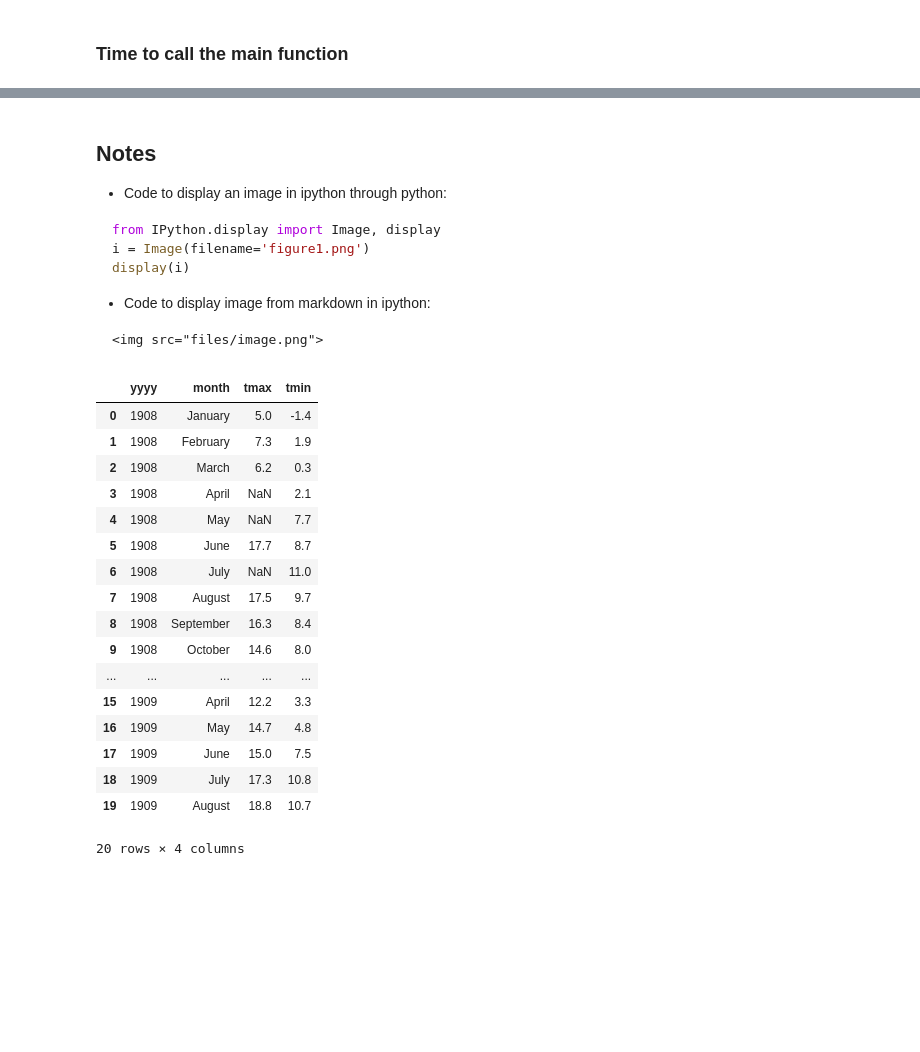
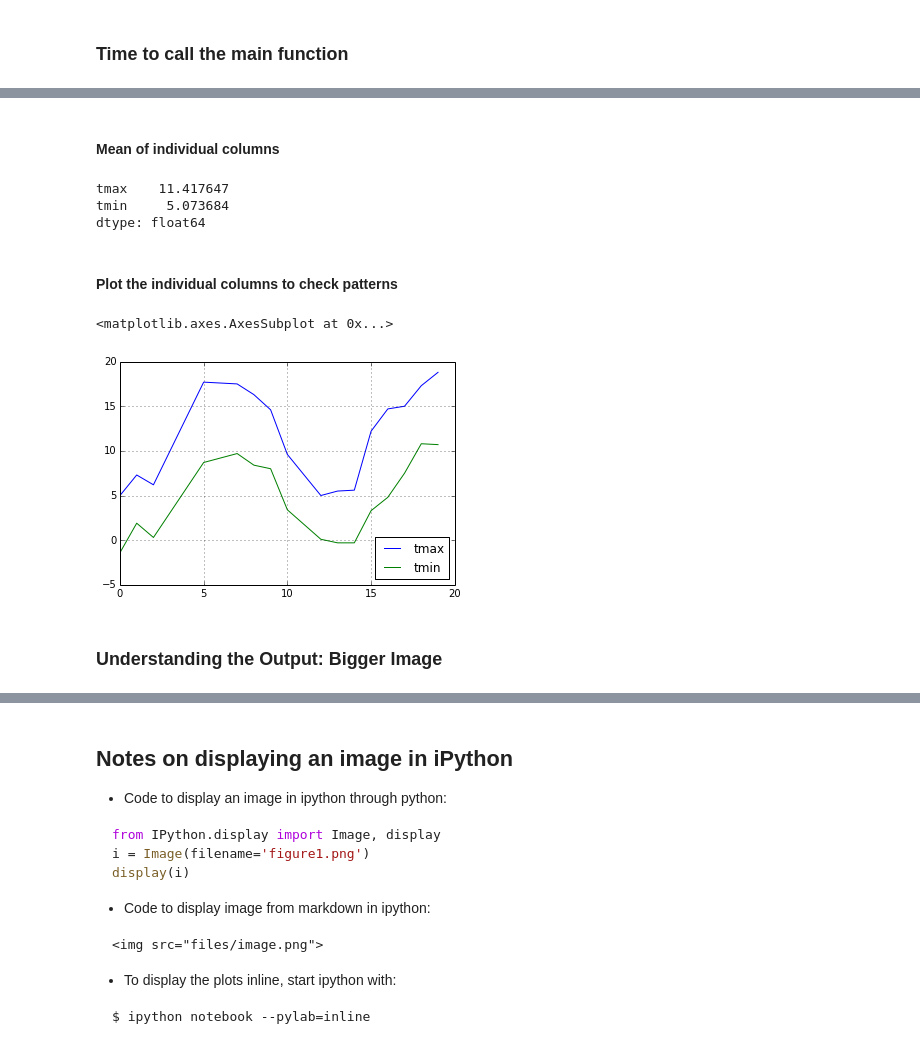
Before and after one commit to Devang-25/codeRiddles, a Jupyter notebook: hacker_rank/expansion-challenge/temperature_prediction_sample.ipynb, the cells around one changed output, grey strips where cells are left out. Saved outputs shown, nothing was run; the diff lists cells and outputs as text; code cells hidden in the pictures; blank space fills up the shorter version.

Commit message:
update notebook: better docstring

````diff
--- a/hacker_rank/expansion-challenge/temperature_prediction_sample.ipynb
+++ b/hacker_rank/expansion-challenge/temperature_prediction_sample.ipynb
@@ -119,7 +179,30 @@ tmin     5.073684
+# %% [markdown]
+#### Mean of individual columns
+# %%
+PT.df[[2,3]].apply(np.mean)
+# %% [output]
+tmax    11.417647
+tmin     5.073684
+dtype: float64
+# %% [markdown]
+#### Plot the individual columns to check patterns
+# %%
+x = PT.NaN_filtered['tmax']
+y = PT.NaN_filtered['tmin']
+#fit = polyfit(x,y,1)
+# fit_fn = poly1d(fit)
+c = PT.NaN_filtered[[2,3]]
+c.plot()
+# %% [output]
+<matplotlib.axes.AxesSubplot at 0x...>
+[figure, added]
+# %% [markdown]
+### Understanding the Output: Bigger Image
 # %% [markdown]
 <img src="files/figure1.png">
 # %% [markdown]
-## Notes
+## Notes on displaying an image in iPython
+
 - Code to display an image in ipython through python:
 ```python
 from IPython.display import Image, display
@@ -128,27 +211,11 @@ display(i)
 ```
 
 - Code to display image from markdown in ipython:
-```html
+```markdown
 <img src="files/image.png">
 ```
+
+- To display the plots inline, start ipython with:
+```
+$ ipython notebook --pylab=inline
+```
-# %%
-PT.df # just to check what the the input looks like
-# %% [output]
-|  | yyyy | month | tmax | tmin |
-| 0 | 1908 | January | 5.0 | -1.4 |
-| 1 | 1908 | February | 7.3 | 1.9 |
-| 2 | 1908 | March | 6.2 | 0.3 |
-| 3 | 1908 | April | NaN | 2.1 |
-| 4 | 1908 | May | NaN | 7.7 |
-| 5 | 1908 | June | 17.7 | 8.7 |
-| 6 | 1908 | July | NaN | 11.0 |
-| 7 | 1908 | August | 17.5 | 9.7 |
-| 8 | 1908 | September | 16.3 | 8.4 |
-| 9 | 1908 | October | 14.6 | 8.0 |
-| ... | ... | ... | ... | ... |
-| 15 | 1909 | April | 12.2 | 3.3 |
-| 16 | 1909 | May | 14.7 | 4.8 |
-| 17 | 1909 | June | 15.0 | 7.5 |
-| 18 | 1909 | July | 17.3 | 10.8 |
-| 19 | 1909 | August | 18.8 | 10.7 |
-20 rows × 4 columns
````
Also changed, not shown: parts of 11 cells of this notebook.
